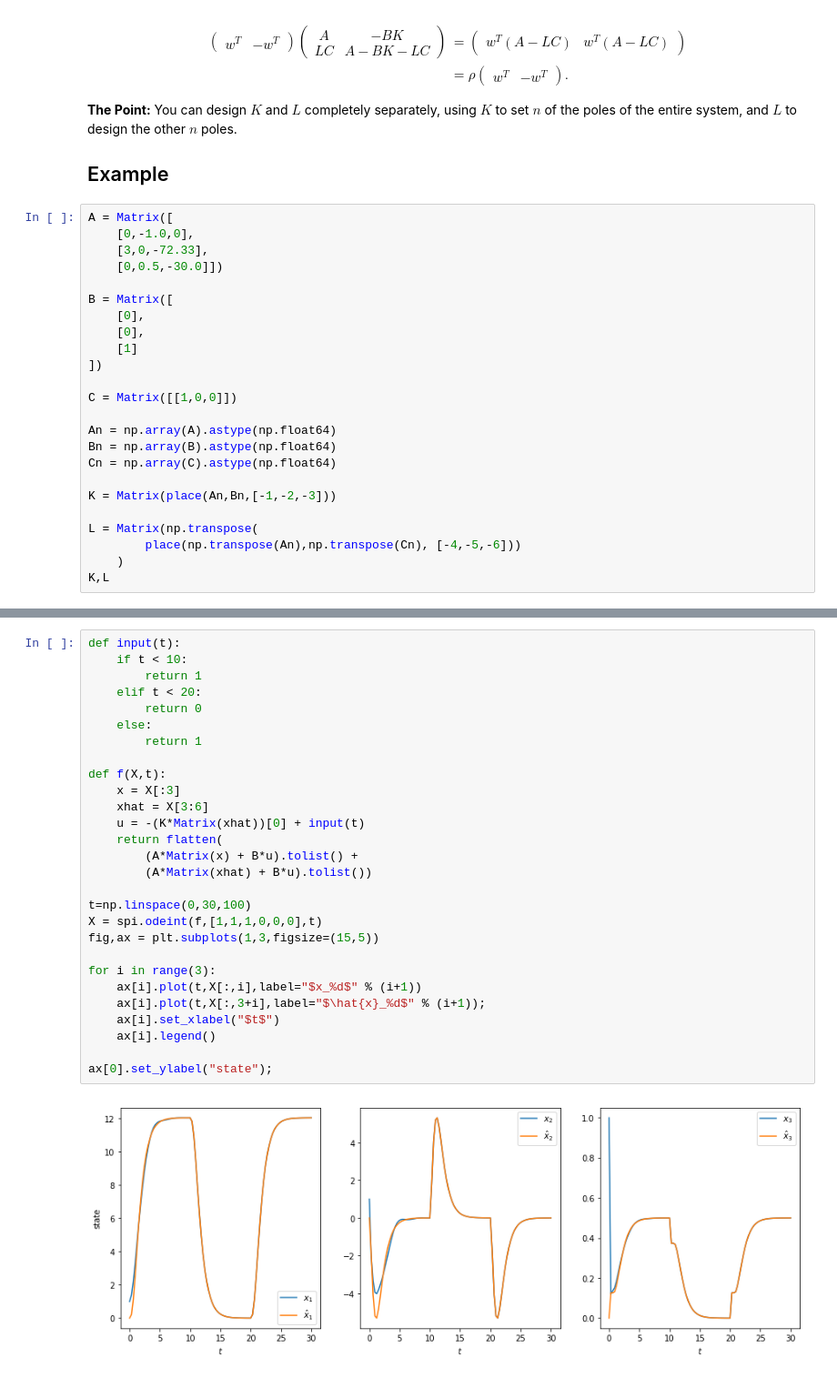
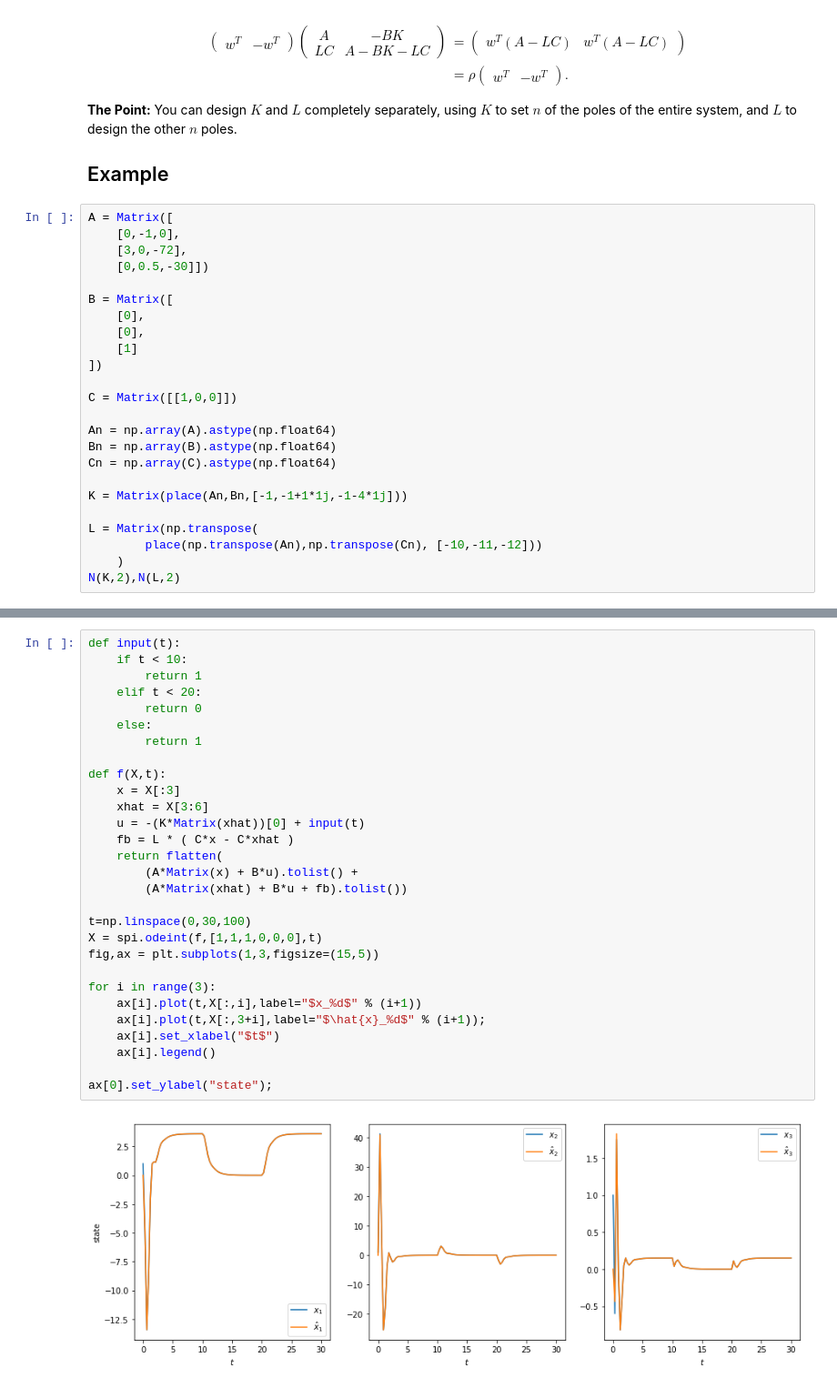
Before and after one commit to klavins/ECE447, a Jupyter notebook: lectures/mimo.ipynb, the cells around one changed output, grey strips where cells are left out. Shown at 91% size. Cells and saved outputs as stored; diff of their text form.

```diff
--- a/lectures/mimo.ipynb
+++ b/lectures/mimo.ipynb
@@ -235,9 +235,9 @@ Example
 ---
 # %%
 A = Matrix([
-    [0,-1.0,0],
-    [3,0,-72.33],
-    [0,0.5,-30.0]])
+    [0,-1,0],
+    [3,0,-72],
+    [0,0.5,-30]])
 
 B = Matrix([
     [0],
@@ -251,10 +251,10 @@ An = np.array(A).astype(np.float64)
 Bn = np.array(B).astype(np.float64)
 Cn = np.array(C).astype(np.float64)
 
-K = Matrix(place(An,Bn,[-1,-2,-3]))
+K = Matrix(place(An,Bn,[-1,-1+1*1j,-1-4*1j]))
 
 L = Matrix(np.transpose(
-        place(np.transpose(An),np.transpose(Cn), [-4,-5,-6]))
+        place(np.transpose(An),np.transpose(Cn), [-10,-11,-12]))
     )
-K,L
+N(K,2),N(L,2)
 # %% [output]
@@ -262,33 +262,34 @@ $$\left ( \left[\begin{matrix}-0.165906262961428 & 0.389395824692388 & -24.00000
 # %%
 def input(t):
     if t < 10:
         return 1
     elif t < 20:
         return 0
     else:
         return 1
 
 def f(X,t):
     x = X[:3]
     xhat = X[3:6]
     u = -(K*Matrix(xhat))[0] + input(t)
+    fb = L * ( C*x - C*xhat )
     return flatten(
         (A*Matrix(x) + B*u).tolist() +
-        (A*Matrix(xhat) + B*u).tolist())
+        (A*Matrix(xhat) + B*u + fb).tolist())
 
 t=np.linspace(0,30,100)
 X = spi.odeint(f,[1,1,1,0,0,0],t)
 fig,ax = plt.subplots(1,3,figsize=(15,5))
 
 for i in range(3):
     ax[i].plot(t,X[:,i],label="$x_%d$" % (i+1))
     ax[i].plot(t,X[:,3+i],label="$\hat{x}_%d$" % (i+1));
     ax[i].set_xlabel("$t$")
     ax[i].legend()
 
 ax[0].set_ylabel("state");
 # %% [output]
-[figure, old version]
+[figure, new version]
 # %%
 # Check the eigenvalues
 top = Matrix([A.transpose(), -(B*K).transpose()]).transpose()
```
Also changed, not shown: parts of 3 cells of this notebook, 3 other files.
